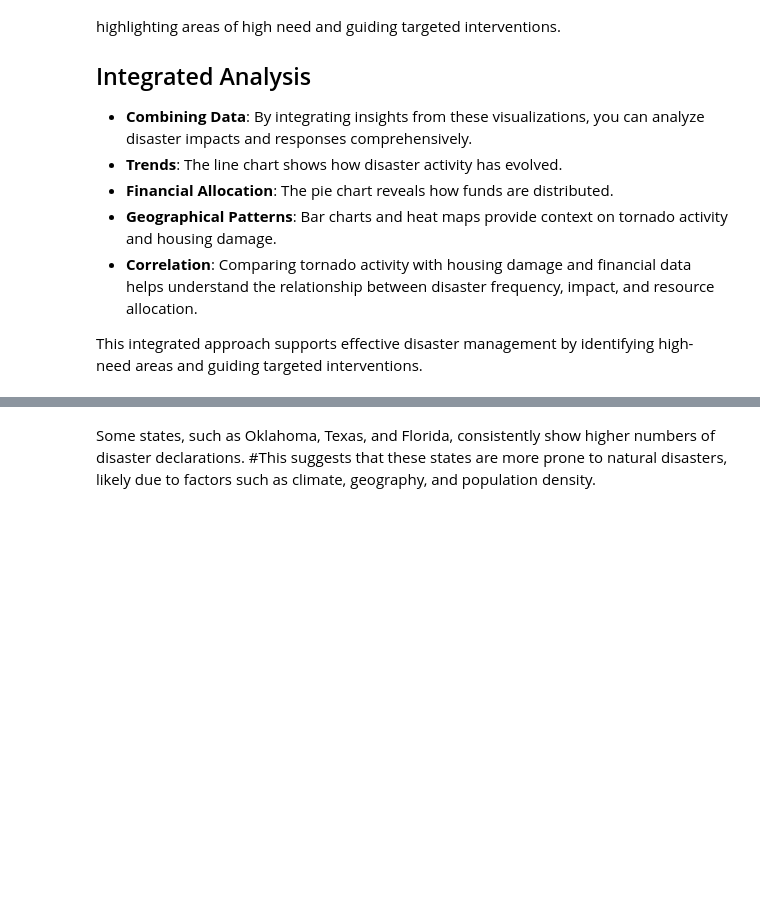
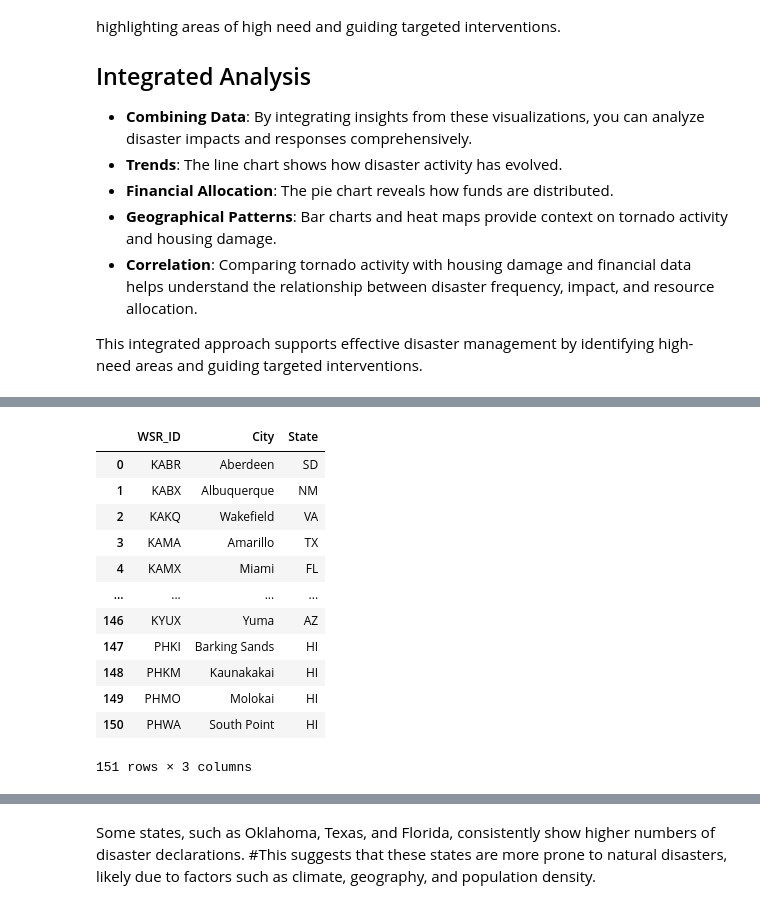
Before and after one commit to DavidnBui/DataStormers, a Jupyter notebook: tornado_notebook.ipynb, the cells around one changed output, grey strips where cells are left out. Saved outputs shown, nothing was run; the diff lists cells and outputs as text; code cells hidden in the pictures; blank space fills up the shorter version.

```diff
--- a/tornado_notebook.ipynb
+++ b/tornado_notebook.ipynb
@@ -618,3 +674,20 @@ housing_assistance_preview, disaster_declarations_preview, tornado_data_preview
+# %%
+radar_locations_df = pd.read_csv('radar_locations.csv')
+radar_locations_df
+# %% [output]
+|  | WSR_ID | City | State |
+| 0 | KABR | Aberdeen | SD |
+| 1 | KABX | Albuquerque | NM |
+| 2 | KAKQ | Wakefield | VA |
+| 3 | KAMA | Amarillo | TX |
+| 4 | KAMX | Miami | FL |
+| ... | ... | ... | ... |
+| 146 | KYUX | Yuma | AZ |
+| 147 | PHKI | Barking Sands | HI |
+| 148 | PHKM | Kaunakakai | HI |
+| 149 | PHMO | Molokai | HI |
+| 150 | PHWA | South Point | HI |
+151 rows × 3 columns
 # %%
 # CELL_TYPE: Type of cell (e.g., TVS)
 # SHAPE: Geospatial point data
```
Also changed, not shown: parts of 28 cells of this notebook, 1 other file.
